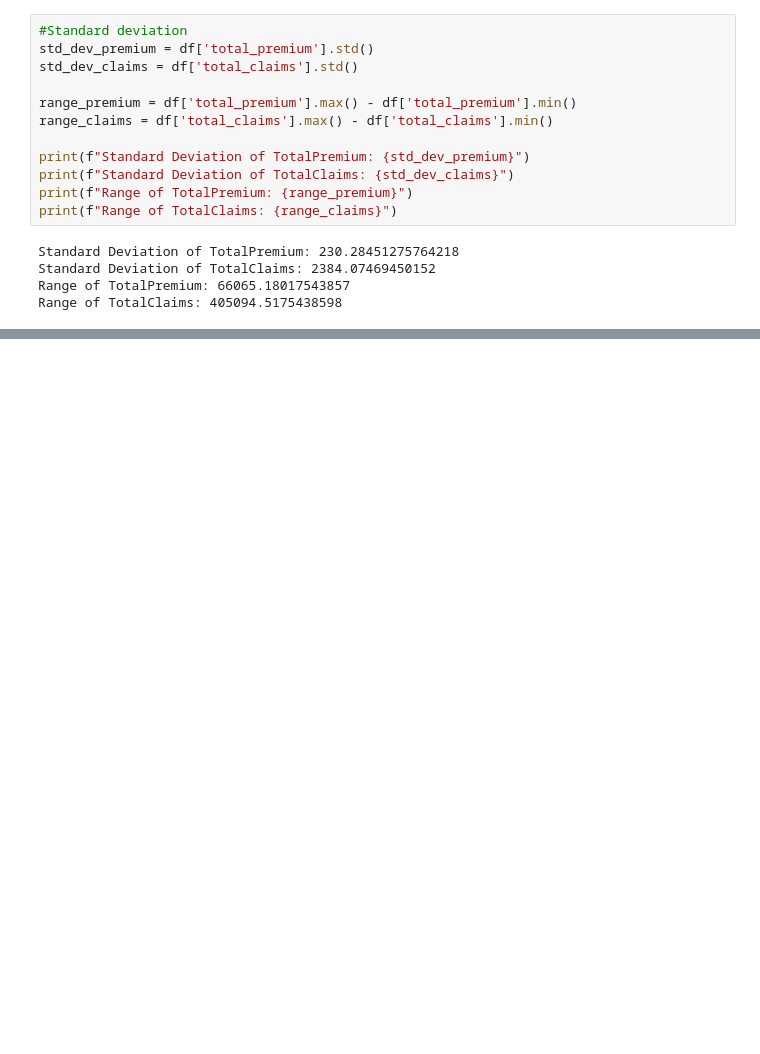
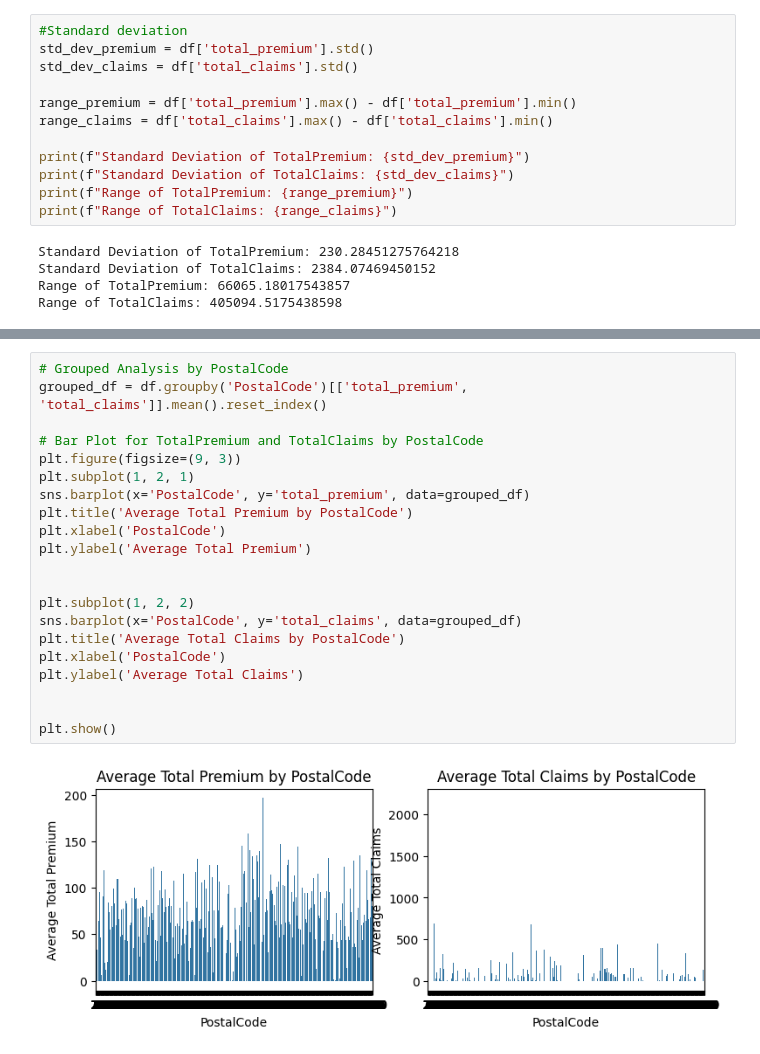
Before and after one commit to neimaNasir/AlphaCare-Insurance-Solutions-ACIS-, a Jupyter notebook: notebooks/EDA.ipynb, the cells around one changed output, grey strips where cells are left out. Drawn from its saved outputs; the diff is of its cells as text; blank space fills up the shorter version.

```diff
--- a/notebooks/EDA.ipynb
+++ b/notebooks/EDA.ipynb
@@ -446,0 +242,23 @@ Name: TotalPremium, dtype: float64
+# %%
+# Grouped Analysis by PostalCode
+grouped_df = df.groupby('PostalCode')[['total_premium', 'total_claims']].mean().reset_index()
+
+# Bar Plot for TotalPremium and TotalClaims by PostalCode
+plt.figure(figsize=(9, 3))
+plt.subplot(1, 2, 1)
+sns.barplot(x='PostalCode', y='total_premium', data=grouped_df)
+plt.title('Average Total Premium by PostalCode')
+plt.xlabel('PostalCode')
+plt.ylabel('Average Total Premium')
+
+
+plt.subplot(1, 2, 2)
+sns.barplot(x='PostalCode', y='total_claims', data=grouped_df)
+plt.title('Average Total Claims by PostalCode')
+plt.xlabel('PostalCode')
+plt.ylabel('Average Total Claims')
+
+
+plt.show()
+# %% [output]
+[figure, added]
```
Also changed, not shown: parts of 35 cells of this notebook.
